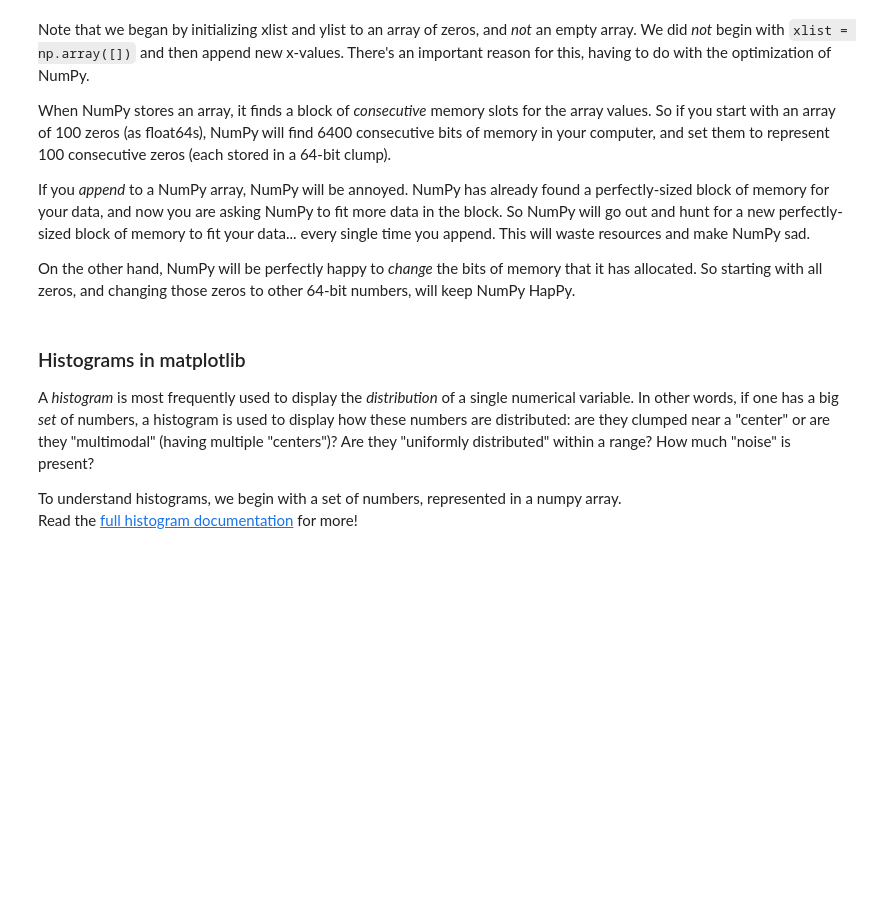
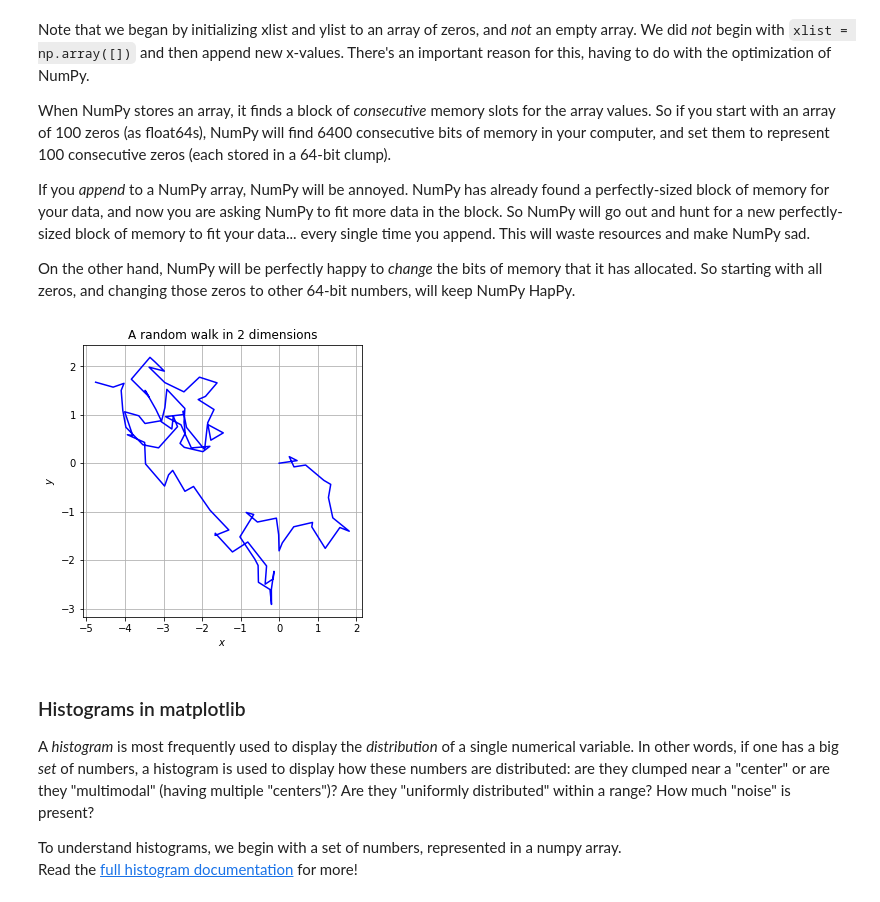
Before and after one commit to JiaqiZhang1/Math-152, a Jupyter notebook: P4M_Notebook_4.ipynb, the cells around one changed output. Cells and saved outputs as stored; diff of their text form; code cells hidden in the pictures; blank space fills up the shorter version.

```diff
--- a/P4M_Notebook_4.ipynb
+++ b/P4M_Notebook_4.ipynb
@@ -908,12 +954,14 @@ If you *append* to a NumPy array, NumPy will be annoyed.  NumPy has already foun
 On the other hand, NumPy will be perfectly happy to *change* the bits of memory that it has allocated.  So starting with all zeros, and changing those zeros to other 64-bit numbers, will keep NumPy HapPy.
 # %%
 plt.figure(figsize=(5,5))
-plt.plot(xlist, ylist, alpha=0.5, c='blue') # label for the legend.
+plt.plot(xlist, ylist, alpha=1, c='blue') # label for the legend.
 plt.grid() # A grid might help.
 plt.xlabel('$x$') # Notice the dollar signs... matplotlib understands basic LaTeX in text!
 plt.ylabel('$y$')
 plt.title('A random walk in 2 dimensions')
 plt.show()
+# %% [output]
+[figure, added]
 # %% [markdown]
 ### Histograms in matplotlib
 
```
Also changed, not shown: parts of 28 cells of this notebook.
